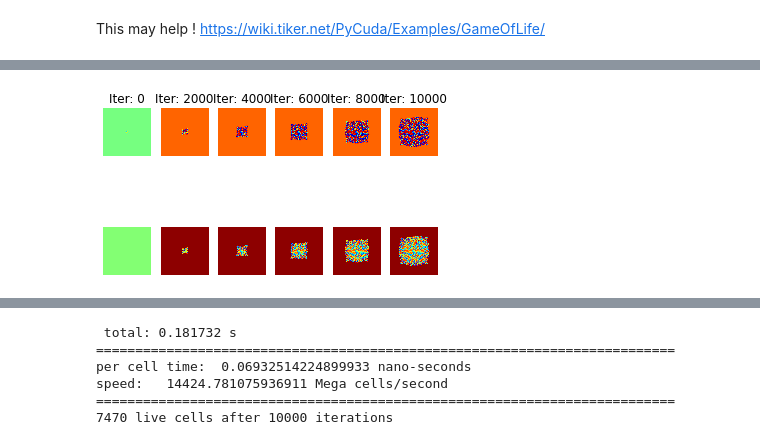
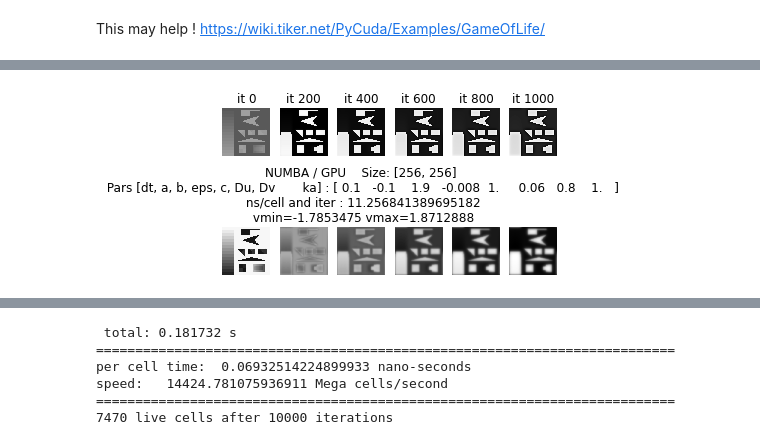
Before and after one commit to radu-dogaru/fast-fhn-rd-cnn-simulators, a Jupyter notebook: fhn_rd_cnn__fast_simulator.ipynb, the cells around one changed output, grey strips where cells are left out. Drawn from its saved outputs; the diff is of its cells as text; code cells hidden in the pictures.

```diff
--- a/fhn_rd_cnn__fast_simulator.ipynb
+++ b/fhn_rd_cnn__fast_simulator.ipynb
@@ -69,30 +71,31 @@ Requirement already satisfied: MarkupSafe>=0.9.2 in /usr/local/lib/python3.6/dis
 #
 
 
-def get_init_state(typ=1, img_size=512, name='test_pattern_1__.jpg', a=-0.1, b= 1.3, eps= -0.1, c=1, Du=0.5, Dv=1, dt=0.1):
+def get_init_state(typ=1, img_size=512, name='test_pattern_1__.jpg',
+                   a=-0.1, b= 1.3, eps= -0.1, c=1, Du=0.5, Dv=1, dt=0.1, ka=1):
 # img_size  image (CNN array) size (for typ>2 - depends on specific image file)
 # name nume fisier cu imaginea
 # typ - # initial state image  (1 - mid random square 11x11 size ; 2 all random;  3 image from a given file - e.g. test_pattern_1__.jpg  )0
   # ==============================================
   # Specific parameters of the reaction-difussion CNN (RD-CNN)
-  ka=1
+  #ka=1
   #dt,    a,   b,     eps, c,   Du,   Dv, ka  =
   0.1, -0.1, 1.3, -0.1, 1.0, 0.5, 1, 1
   # slow growth for image size 1024x1024 si typ=1
   #0.1, -0.1,   1.5,  -0.1, 1,  0.15,   1,  1 # various image processing (adjusting) a,b, Du, Dv
 
 
-  # - simulation parameters
-  NN = img_size  # dimensiunea imaginii (forma patrata)  - daca este generata aleatoriu
-  NM = NN   # imaginea (la momentul 0) este patrata si se genereaza aleatoriu
+  # ========================== simulation parameters    ====================================
+  NN = img_size  # image size (for typ <3)
+  NM = NN
 
-  colmap='jet' # va fi automat 'gray' la utilizarea unei imagini ca stare initiala
+  colmap='jet' # switch to 'gray' when using an image file
   if typ==3:
     colmap='gray'
 
   Pars=np.array([dt, a, b, eps, c, Du, Dv, ka], dtype=np.float32)
 
-  # calcul stari initiale
+  # Initial state definition
   A = np.zeros((NN, NM), dtype=np.float32)
   B = np.zeros((NN, NM), dtype=np.float32)
   if typ==1:
@@ -110,7 +113,7 @@ def get_init_state(typ=1, img_size=512, name='test_pattern_1__.jpg', a=-0.1, b=
     (NN,NM)=np.shape(x)
     At=(-.5+(x-mi)/(ma-mi))
     A=ka*np.float32(At)
-    B=-np.copy(A)
+    B=np.copy(A)
 
 
   # Buffers for snapshots during running
@@ -196,8 +199,9 @@ import matplotlib.image as mpimg
 #================================  RUNNING DATA  ========================================
 nsnp=5; iter_max=10000; test_mod=iter_max//nsnp
 (Pars, A,B,Anew,Bnew,A_show,B_show,colmap)=\
-get_init_state()
-#get_init_state(typ=1, img_size=128, name='test_pattern_1__.jpg', dt=0.1, a=-0.26,  b= 1.2,  eps=-0.1, c=1,  Du=0.6,   Dv=2)
+get_init_state()  # slow growth dynamics
+#get_init_state(typ=3, img_size=512, name='test_pattern_1__.jpg', dt=0.1, a=-0.05, b=2 , eps=-0.005, Du=0.03, Dv=0.3, ka=.25)
+#get_init_state(typ=3, img_size=128, name='radius.jpg', dt=0.1, a=-0.26,  b= 1.2,  eps=-0.1, c=1,  Du=0.6,   Dv=2)
 #get_init_state()  # slow growth dynamics
 
 # --------- some particular cases ---- must be used as arguments in the above
@@ -207,7 +211,7 @@ get_init_state()
 (NN,NM)=np.shape(A)
 #===========================================================================
 #===========================================================================
-# Pycuda kernel ( Cod C-CUDA care este compilat de catre compilatorul nvcc )
+# Pycuda kernel ( C-CUDA code - will be compiled by nvcc compiler )
 # Implements the local rule of the CNN
 #
 src=Template("""
@@ -217,6 +221,7 @@ __global__ void ca_core_kernel(float *A, float *B, float *Anew, float *Bnew, flo
   // --- array size and cell indices
   //int n_x = blockDim.x*gridDim.x;
   int n_x=$sizm;
+  int n_y=$sizn;
   int i = threadIdx.x + blockDim.x*blockIdx.x;
   int j = threadIdx.y + blockDim.y*blockIdx.y;
 
@@ -224,13 +229,14 @@ __global__ void ca_core_kernel(float *A, float *B, float *Anew, float *Bnew, flo
   int i_left; int i_right; int j_down; int j_up;
 
   // Boundary conditions
-  if(i==0) {i_left=n_x-1;} else {i_left=i-1;}
-  if(i==n_x-1) {i_right=0;} else {i_right=i+1;}
+  if(i==0) {i_left=n_y-1;} else {i_left=i-1;}
+  if(i==n_y-1) {i_right=0;} else {i_right=i+1;}
   if(j==0) {j_down=n_x-1;} else {j_down=j-1;}
   if(j==n_x-1) {j_up=0;} else {j_up=j+1;}
 
   int cen,dre,stg,sus,jos;
-  cen=n_x*j+i; dre=j*n_x+i_right; stg=j*n_x+i_left; sus=j_up*n_x+i; jos=j_down*n_x+i;
+  cen=j+i*n_x; dre=j+n_x*i_right; stg=j+n_x*i_left; sus=j_up+n_x*i; jos=j_down+n_x*i;
+  //cen=n_y*j+i; dre=j*n_y+i_right; stg=j*n_y+i_left; sus=j_up*n_y+i; jos=j_down*n_y+i;
 
   Anew[cen] = A[cen]+Pars[0]*(A[cen]*(Pars[4]-A[cen]*A[cen]/3)-B[cen]+ Pars[5]*( A[dre] +A[stg] +A[jos] + A[sus]-4*A[cen]));
   Bnew[cen]= B[cen]+Pars[0]*(-Pars[3]*(A[cen]-Pars[2]*B[cen]+Pars[1])+Pars[6]*(B[dre] +B[stg] + B[jos] +B[sus] -4*B[cen]));
@@ -243,6 +249,9 @@ __global__ void ca_core_kernel(float *A, float *B, float *Anew, float *Bnew, flo
 d={}
 d['sizn']=NN
 d['sizm']=NM
+
+print('Sizen ',NN)
+print('Sizem ',NM)
 
 mod = SourceModule(src.substitute(d)) # compilare kernel
 ca_core = mod.get_function("ca_core_kernel") # asociere functie de interfatare
@@ -330,9 +345,9 @@ import matplotlib.image as mpimg   # pentru imread imwrite etc..
 
 
 #================================  DATE RULARE ========================================
-nsnp=5; iter_max=10000; test_mod=iter_max//nsnp
+nsnp=5; iter_max=1000; test_mod=iter_max//nsnp
 (Pars, A,B,Anew,Bnew,A_show,B_show,colmap)=\
-get_init_state()
+get_init_state(typ=3, img_size=512, name='test_pattern_1__.jpg', dt=0.1, a=-0.1, b=1.9 , eps=-0.008, Du=0.06, Dv=.8)
 #get_init_state(typ=1, img_size=128, name='test_pattern_1__.jpg', dt=0.1, a=-0.26,  b= 1.2,  eps=-0.1, c=1,  Du=0.6,   Dv=2)
 #get_init_state(typ=3, name='test_pattern_1__.jpg', dt=0.1, a=-0.1,  b= 1.5,  eps=-0.1, c=1,  Du=0.15,   Dv=1)
 #get_init_state()
@@ -412,5 +427,5 @@ max-min= 3.1560416
 ==========================================================================
-[figure, old version]
+[figure, new version]
 # %%
 # CELL4 - NUMPY (CPU only)
 
```
Also changed, not shown: parts of 9 cells of this notebook.
